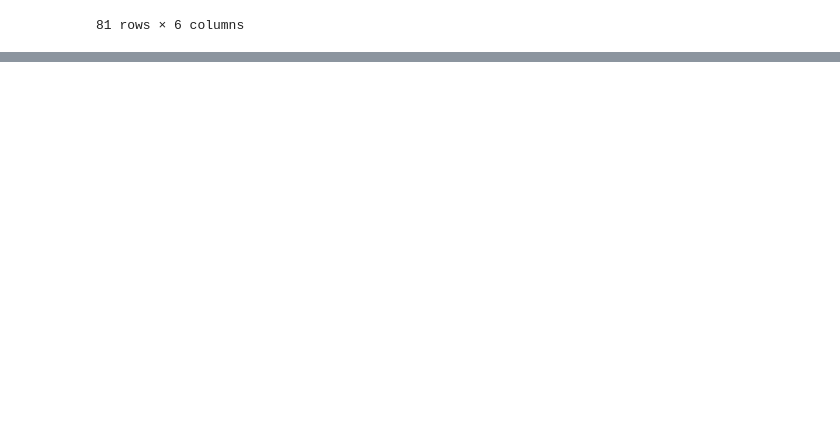
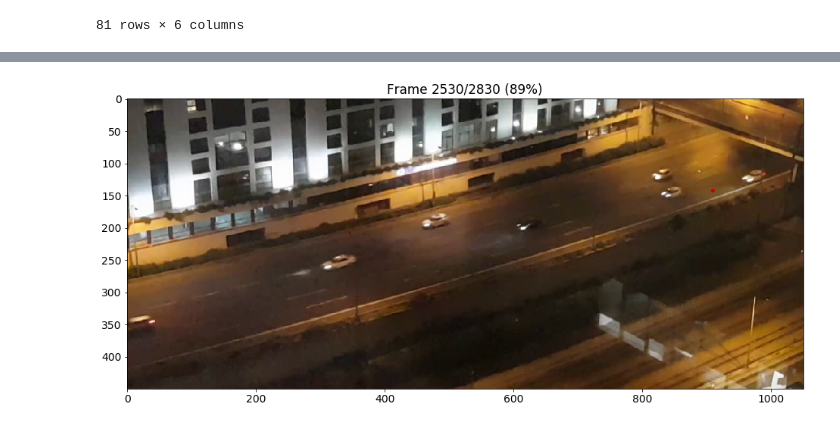
Before and after one commit to ido90/AyalonRoad, a Jupyter notebook: Analyzer/Analysis.ipynb, the cells around one changed output, grey strips where cells are left out. Cells and saved outputs as stored; diff of their text form; code cells hidden in the pictures; blank space fills up the shorter version.

```diff
--- a/Analyzer/Analysis.ipynb
+++ b/Analyzer/Analysis.ipynb
@@ -133,0 +252,4 @@ Name: detections_per_frame, dtype: object
+# %%
+bp.show_car('20190520_232200', 985, display=1, dots=False, self_track=1, extra_frames=2, save_video='fastest_car_11pm_143kmh')
+# %% [output]
+[figure, added]
```
Also changed, not shown: parts of 29 cells of this notebook, 10 other files.
